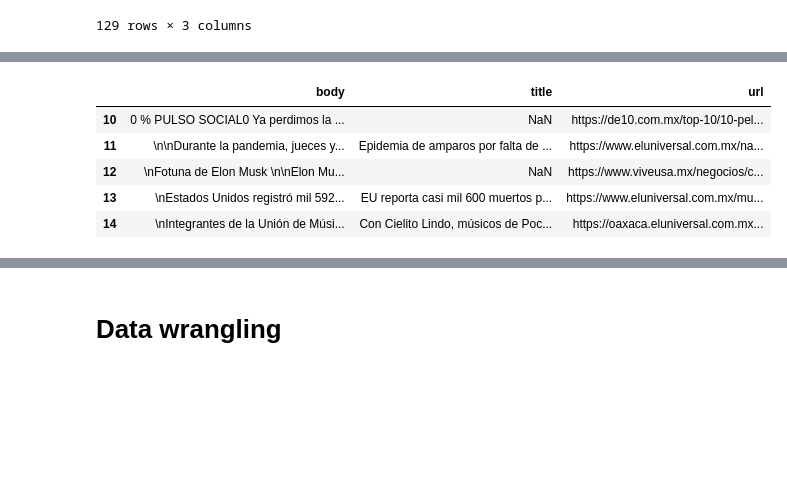
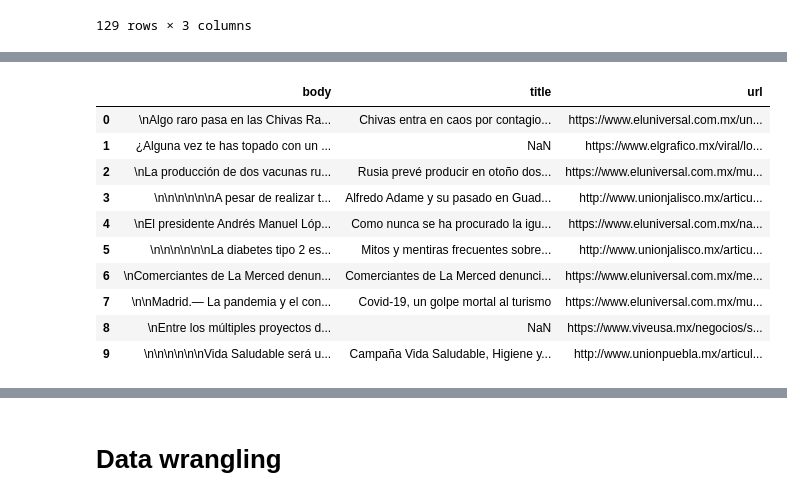
Before and after one commit to FernandoTorresL/Curso_Ing_Datos_Python, a Jupyter notebook: Platzi data live.ipynb, the cells around one changed output, grey strips where cells are left out. Saved outputs shown, nothing was run; the diff lists cells and outputs as text; code cells hidden in the pictures; blank space fills up the shorter version.

```diff
--- a/Platzi data live.ipynb
+++ b/Platzi data live.ipynb
@@ -257,14 +266,19 @@ el_universal[['title', 'url']]
 # %%
 # Numpy like
 
-el_universal.iloc[10:15]
+el_universal.iloc[0:10]
 # %% [output]
 |  | body | title | url |
-| 10 | 0 % PULSO SOCIAL0 Ya perdimos la ... | NaN | https://de10.com.mx/top-10/10-pel... |
-| 11 | \n\nDurante la pandemia, jueces y... | Epidemia de amparos por falta de ... | https://www.eluniversal.com.mx/na... |
-| 12 | \nFotuna de Elon Musk \n\nElon Mu... | NaN | https://www.viveusa.mx/negocios/c... |
-| 13 | \nEstados Unidos registró mil 592... | EU reporta casi mil 600 muertos p... | https://www.eluniversal.com.mx/mu... |
-| 14 | \nIntegrantes de la Unión de Músi... | Con Cielito Lindo, músicos de Poc... | https://oaxaca.eluniversal.com.mx... |
+| 0 | \nAlgo raro pasa en las Chivas Ra... | Chivas entra en caos por contagio... | https://www.eluniversal.com.mx/un... |
+| 1 | ¿Alguna vez te has topado con un ... | NaN | https://www.elgrafico.mx/viral/lo... |
+| 2 | \nLa producción de dos vacunas ru... | Rusia prevé producir en otoño dos... | https://www.eluniversal.com.mx/mu... |
+| 3 | \n\n\n\n\n\nA pesar de realizar t... | Alfredo Adame y su pasado en Guad... | http://www.unionjalisco.mx/articu... |
+| 4 | \nEl presidente Andrés Manuel Lóp... | Como nunca se ha procurado la igu... | https://www.eluniversal.com.mx/na... |
+| 5 | \n\n\n\n\n\nLa diabetes tipo 2 es... | Mitos y mentiras frecuentes sobre... | http://www.unionjalisco.mx/articu... |
+| 6 | \nComerciantes de La Merced denun... | Comerciantes de La Merced denunci... | https://www.eluniversal.com.mx/me... |
+| 7 | \n\nMadrid.— La pandemia y el con... | Covid-19, un golpe mortal al turismo | https://www.eluniversal.com.mx/mu... |
+| 8 | \nEntre los múltiples proyectos d... | NaN | https://www.viveusa.mx/negocios/s... |
+| 9 | \n\n\n\n\n\nVida Saludable será u... | Campaña Vida Saludable, Higiene y... | http://www.unionpuebla.mx/articul... |
 # %%
 el_universal.iloc[66]
 # %% [output]
```
Also changed, not shown: parts of 10 cells of this notebook, 1 other file.
